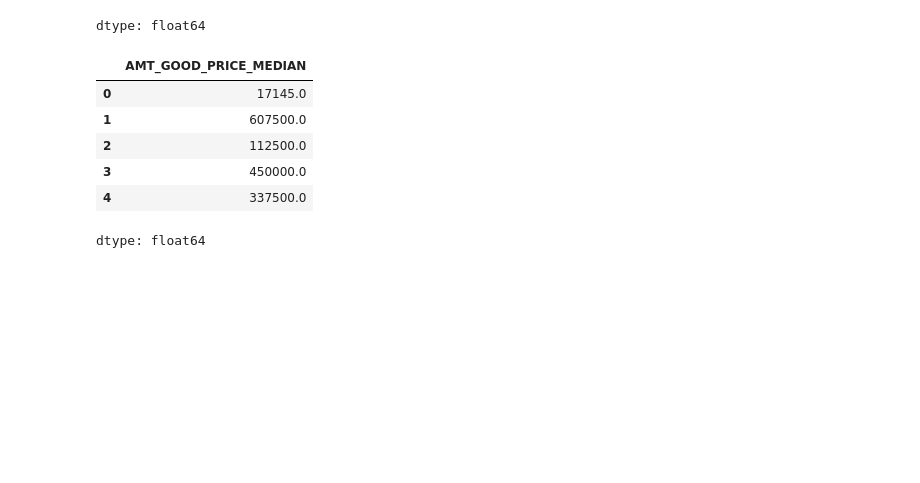
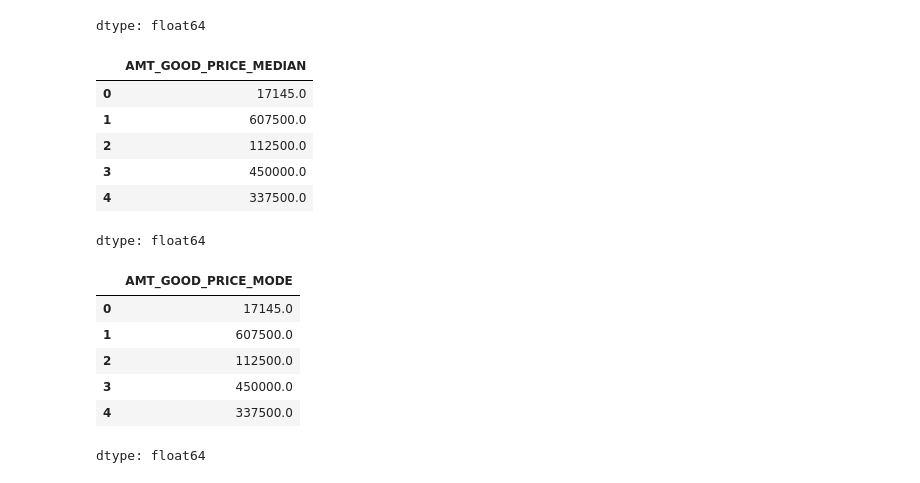
Before and after one commit to htetaunglynn94/portfolio_projects, a Jupyter notebook: eda_on_loan_default.ipynb, the cells around one changed output. Drawn from its saved outputs; the diff is of its cells as text; code cells hidden in the pictures; blank space fills up the shorter version.

```diff
--- a/eda_on_loan_default.ipynb
+++ b/eda_on_loan_default.ipynb
@@ -1380,0 +1385,12 @@ dtype: float64
+# %%
+prev_app_nva_col_rmvd['AMT_GOOD_PRICE_MODE'] = prev_app_nva_col_rmvd['AMT_GOODS_PRICE'] \
+                                                      .fillna(prev_app_nva_col_rmvd['AMT_GOODS_PRICE'].mode())
+prev_app_nva_col_rmvd['AMT_GOOD_PRICE_MODE'].head()
+# %% [output]
+|  | AMT_GOOD_PRICE_MODE |
+| 0 | 17145.0 |
+| 1 | 607500.0 |
+| 2 | 112500.0 |
+| 3 | 450000.0 |
+| 4 | 337500.0 |
+dtype: float64
```
Also changed, not shown: parts of 4 cells of this notebook.
